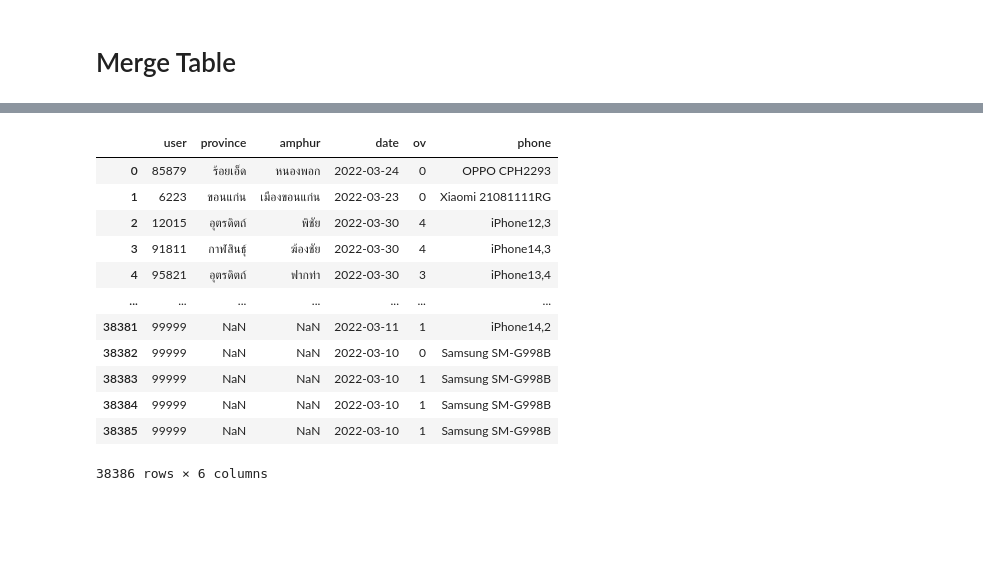
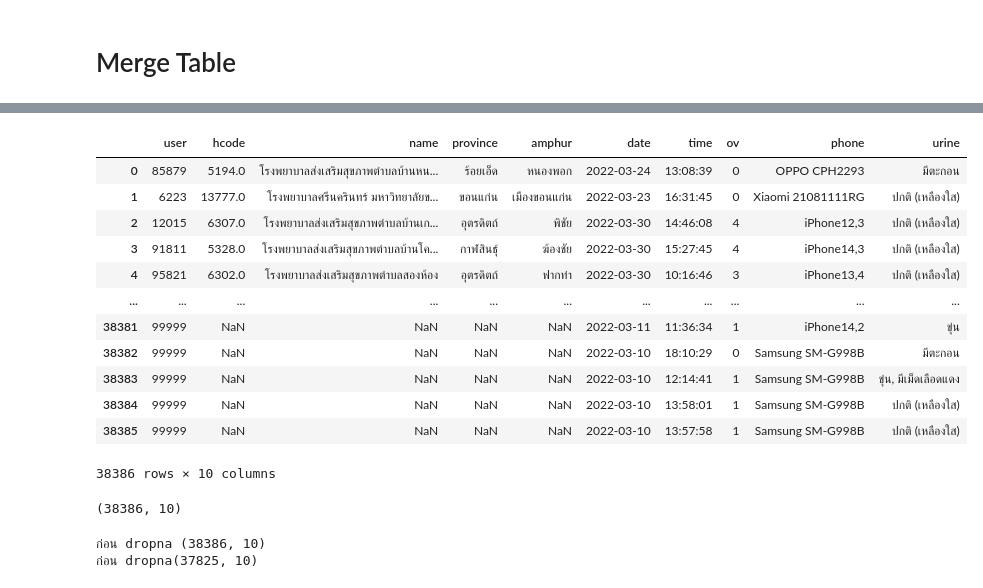
Before and after one commit to ThanikPimpiban/data_viz_2022, a Jupyter notebook: FinalExam.ipynb, the cells around one changed output, grey strips where cells are left out. Cells and saved outputs as stored; diff of their text form; code cells hidden in the pictures; blank space fills up the shorter version.

```diff
--- a/FinalExam.ipynb
+++ b/FinalExam.ipynb
@@ -324 +324,3 @@ dtypes: datetime64[ns](1), int64(1), object(10), string(2)
 memory usage: 4.4+ MB
+# %%
+data1_use['time'] = pd.to_datetime(data1_use['time'],format='%H:%M%:%S',errors='ignore')
@@ -330,5 +338,3 @@ Try using .loc[row_indexer,col_indexer] = value instead
 
 See the caveats in the documentation: https://pandas.pydata.org/pandas-docs/stable/user_guide/indexing.html#returning-a-view-versus-a-copy
   """Entry point for launching an IPython kernel.
-# %%
-data1_use['time'] = pd.to_datetime(data1_use['time'],format='%H:%M:%S')
@@ -465,18 +465,22 @@ df_merge
 38386 rows × 30 columns
 # %%
-data_processing=df_merge[['user','province','amphur','date','ov','phone']]
+data_processing=df_merge[['user','hcode','name','province','amphur','date','time','ov','phone','urine']]
 data_processing
 # %% [output]
-|  | user | province | amphur | date | ov | phone |
-| 0 | 85879 | ร้อยเอ็ด | หนองพอก | 2022-03-24 | 0 | OPPO CPH2293 |
-| 1 | 6223 | ขอนแก่น | เมืองขอนแก่น | 2022-03-23 | 0 | Xiaomi 21081111RG |
-| 2 | 12015 | อุตรดิตถ์ | พิชัย | 2022-03-30 | 4 | iPhone12,3 |
-| 3 | 91811 | กาฬสินธุ์ | ฆ้องชัย | 2022-03-30 | 4 | iPhone14,3 |
-| 4 | 95821 | อุตรดิตถ์ | ฟากท่า | 2022-03-30 | 3 | iPhone13,4 |
-| ... | ... | ... | ... | ... | ... | ... |
-| 38381 | 99999 | NaN | NaN | 2022-03-11 | 1 | iPhone14,2 |
-| 38382 | 99999 | NaN | NaN | 2022-03-10 | 0 | Samsung SM-G998B |
-| 38383 | 99999 | NaN | NaN | 2022-03-10 | 1 | Samsung SM-G998B |
-| 38384 | 99999 | NaN | NaN | 2022-03-10 | 1 | Samsung SM-G998B |
-| 38385 | 99999 | NaN | NaN | 2022-03-10 | 1 | Samsung SM-G998B |
+|  | user | hcode | name | province | amphur | date | time | ov | phone | urine |
+| 0 | 85879 | 5194.0 | โรงพยาบาลส่งเสริมสุขภาพตำบลบ้านหน... | ร้อยเอ็ด | หนองพอก | 2022-03-24 | 13:08:39 | 0 | OPPO CPH2293 | มีตะกอน |
+| 1 | 6223 | 13777.0 | โรงพยาบาลศรีนครินทร์ มหาวิทยาลัยข... | ขอนแก่น | เมืองขอนแก่น | 2022-03-23 | 16:31:45 | 0 | Xiaomi 21081111RG | ปกติ (เหลืองใส) |
+| 2 | 12015 | 6307.0 | โรงพยาบาลส่งเสริมสุขภาพตำบลบ้านเก... | อุตรดิตถ์ | พิชัย | 2022-03-30 | 14:46:08 | 4 | iPhone12,3 | ปกติ (เหลืองใส) |
+| 3 | 91811 | 5328.0 | โรงพยาบาลส่งเสริมสุขภาพตำบลบ้านโค... | กาฬสินธุ์ | ฆ้องชัย | 2022-03-30 | 15:27:45 | 4 | iPhone14,3 | ปกติ (เหลืองใส) |
+| 4 | 95821 | 6302.0 | โรงพยาบาลส่งเสริมสุขภาพตำบลสองห้อง | อุตรดิตถ์ | ฟากท่า | 2022-03-30 | 10:16:46 | 3 | iPhone13,4 | ปกติ (เหลืองใส) |
+| ... | ... | ... | ... | ... | ... | ... | ... | ... | ... | ... |
+| 38381 | 99999 | NaN | NaN | NaN | NaN | 2022-03-11 | 11:36:34 | 1 | iPhone14,2 | ขุ่น |
+| 38382 | 99999 | NaN | NaN | NaN | NaN | 2022-03-10 | 18:10:29 | 0 | Samsung SM-G998B | มีตะกอน |
+| 38383 | 99999 | NaN | NaN | NaN | NaN | 2022-03-10 | 12:14:41 | 1 | Samsung SM-G998B | ขุ่น, มีเม็ดเลือดแดง |
+| 38384 | 99999 | NaN | NaN | NaN | NaN | 2022-03-10 | 13:58:01 | 1 | Samsung SM-G998B | ปกติ (เหลืองใส) |
+| 38385 | 99999 | NaN | NaN | NaN | NaN | 2022-03-10 | 13:57:58 | 1 | Samsung SM-G998B | ปกติ (เหลืองใส) |
-38386 rows × 6 columns
+38386 rows × 10 columns
+# %%
+data_processing.shape
+# %% [output]
+(38386, 10)
@@ -483 +490,7 @@ data_processing
+# %%
+print(f'ก่อน dropna {data_processing.shape}')
+print(f'ก่อน dropna{data_complete.shape}')
+# %% [output]
+ก่อน dropna (38386, 10)
+ก่อน dropna(37825, 10)
 # %%
```
Also changed, not shown: parts of 11 cells of this notebook.
